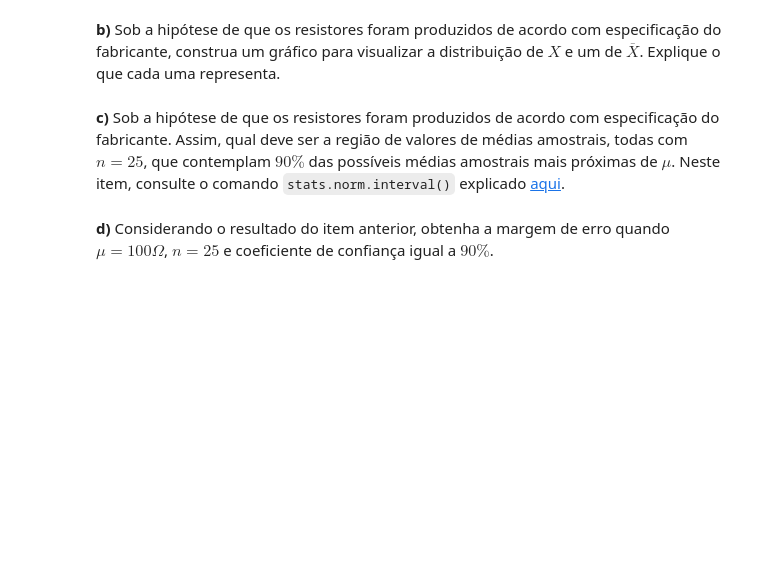
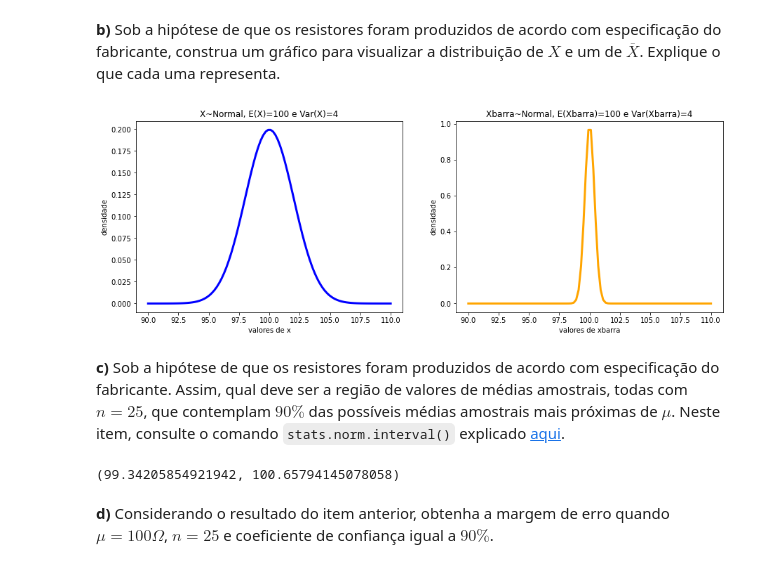
Before and after one commit to CarolMagario/CD22-2, a Jupyter notebook: aula21/Aula21_Exercicio_TLC_MargemErro_n.ipynb, the cells around one changed output. Saved outputs shown, nothing was run; the diff lists cells and outputs as text; code cells hidden in the pictures; blank space fills up the shorter version.

```diff
--- a/aula21/Aula21_Exercicio_TLC_MargemErro_n.ipynb
+++ b/aula21/Aula21_Exercicio_TLC_MargemErro_n.ipynb
@@ -214,3 +248,10 @@ Considere aqui o valor de $\sigma=2$ teórica não esteja sendo questionado sobr
 **a)** Seja $\overline{X}$ a resistência média de uma amostra com 25 resistores selecionados aleatoriamente. De acordo com o TLC, qual é a distribuição de probabilidades de $\overline{X}$ (qual distribuição e quais os seus respectivos parâmetros)?
 # %%
 # ESCREVA SUA RESPOSTA AQUI
+# %%
+n = 25
+mu = 100
+sigma = 2
+sigma_barra = sigma/n**0.5
+sigma_barra
+# Xbarra ~ N(mu, sigma**2/n) --> pra escrever a formula tem que usar a variancia, ou sehja, o quadrado do desvio padrao
@@ -222,6 +270,31 @@ Assuma que o fabricante afirma que esteja produzindo resistores de acordo com as
 **b)** Sob a hipótese de que os resistores foram produzidos de acordo com especificação do fabricante, construa um gráfico para visualizar a distribuição de $X$ e um de $\overline{X}$. Explique o que cada uma representa.
 # %%
 # ESCREVA SEU CÓDIGO AQUI
+# %%
+x = np.linspace(90,110,100) #cria um vetor de 100 elementos entre 90 e 110
+# Para distribuição normal em X ~ N(mu, sigma**2)
+fx = stats.norm.pdf(x, loc=mu, scale=sigma) #cria um vetor com a densidade de probabilidade de cada elemento de x
+# Para distribuição normal em Xbarra ~ N(mu, sigma**2/n)
+fx_barra = stats.norm.pdf(x, loc=mu, scale=sigma_barra) #cria um vetor com a densidade de probabilidade de cada elemento de x
+
+# Para os gráficos
+figure = plt.figure(figsize=(15,5)) #cria uma figura com tamanho 15x5
+plt.subplot(121) #cria um subplot com 1 linha, 2 colunas e o gráfico será o primeiro
+plt.plot(x, fx, color='blue',lw=3) #plota o gráfico de x e fx
+plt.ylabel('densidade') #nomeia o eixo y
+plt.xlabel('valores de x') #nomeia o eixo x
+plt.title(f'X~Normal, E(X)={mu} e Var(X)={sigma**2}') #coloca um título no gráfico
+
+plt.subplot(122) #cria um subplot com 1 linha, 2 colunas e o gráfico será o segundo
+plt.plot(x, fx_barra, color='orange',lw=3) #plota o gráfico de x e fx_barra
+plt.ylabel('densidade') #nomeia o eixo y
+plt.xlabel('valores de xbarra') #nomeia o eixo x
+plt.title(f'Xbarra~Normal, E(Xbarra)={mu} e Var(Xbarra)={sigma**2}') #coloca um título no gráfico
+
+plt.savefig('fig_exerc_1_itemd.png')
+plt.show()
+# %% [output]
+[figure, added]
 # %% [markdown]
 **c)** Sob a hipótese de que os resistores foram produzidos de acordo com especificação do fabricante. Assim, qual deve ser a região de valores de médias amostrais, todas com $n=25$, que contemplam $90\%$ das possíveis médias amostrais mais próximas de $\mu$.
 Neste item, consulte o comando `stats.norm.interval()` explicado [aqui](https://docs.scipy.org/doc/scipy/reference/generated/scipy.stats.norm.html).
@@ -230,3 +305,11 @@ Neste item, consulte o comando `stats.norm.interval()` explicado [aqui](https://
+# %%
+n = 25
+mu = 100
+sigma_barra = sigma/n**0.5
+valores = stats.norm.interval(0.90,loc=mu, scale=sigma_barra)
+valores
+# %% [output]
+(99.34205854921942, 100.65794145078058)
 # %% [markdown]
 **d)** Considerando o resultado do item anterior, obtenha a margem de erro quando $\mu=100 \Omega$, $n=25$ e coeficiente de confiança igual a $90\%$.
 # %%
```
Also changed, not shown: parts of 13 cells of this notebook, 9 other files.
